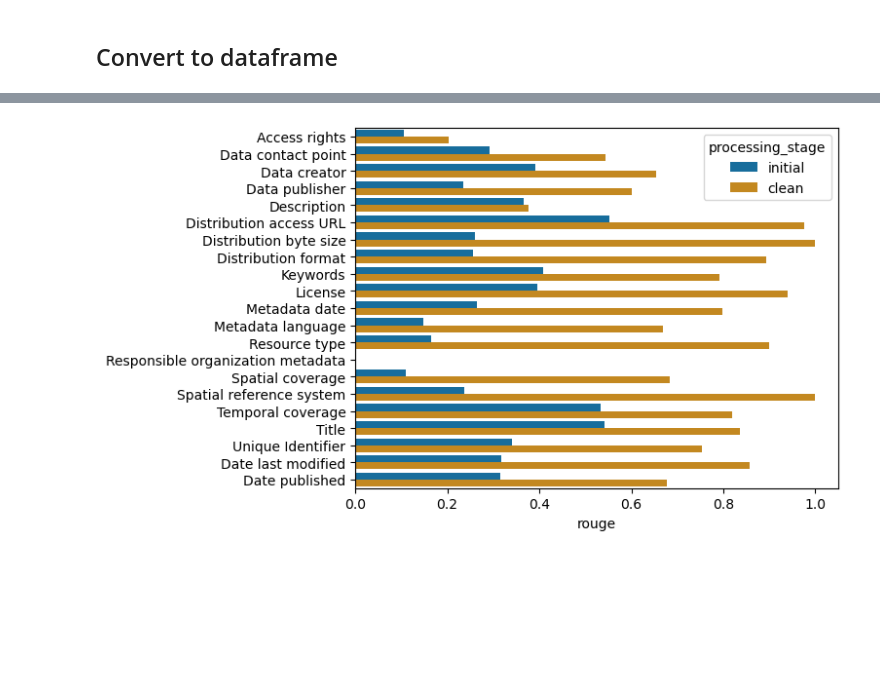
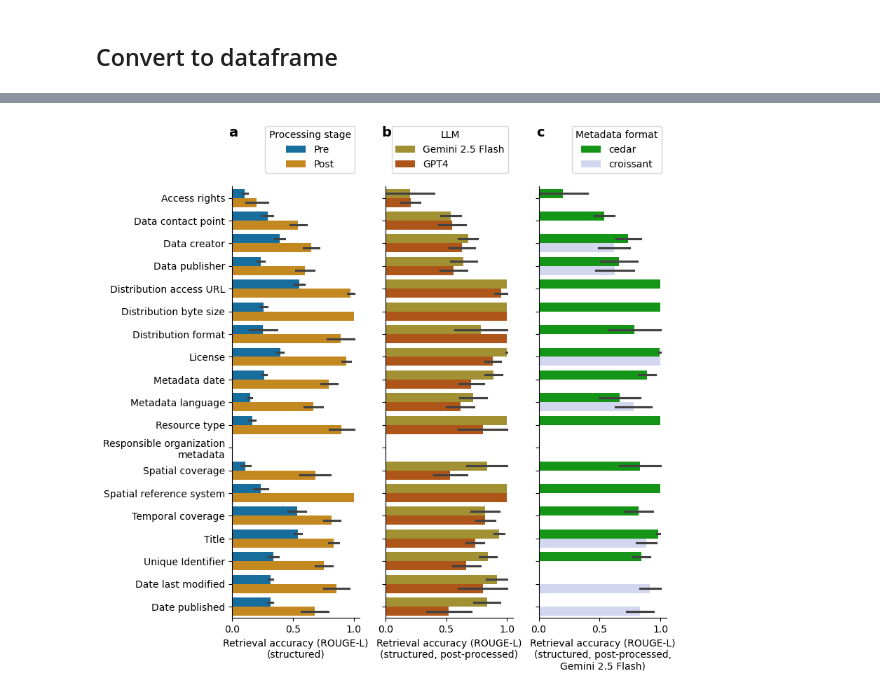
Before and after one commit to LTER-LIFE/meta-knowledge-harvesting, a Jupyter notebook: Evaluate LLM output.ipynb, the cells around one changed output, grey strips where cells are left out. Saved outputs shown, nothing was run; the diff lists cells and outputs as text; code cells hidden in the pictures; blank space fills up the shorter version.

```diff
--- a/Evaluate LLM output.ipynb
+++ b/Evaluate LLM output.ipynb
@@ -30,10 +30,16 @@ import utils_validation as uv
 
 evaluator_llm = LangchainLLMWrapper(ChatOpenAI(model="gpt-3.5-turbo"))
 evaluator_embeddings = LangchainEmbeddingsWrapper(OpenAIEmbeddings())
+
+fig_dir = 'figs/'
+def despine(ax):
+    for sp in ['top', 'right']:
+        ax.spines[sp].set_visible(False)
+    return ax
 # %%
-labels_annot, labels_pred, (list_ds_urls, list_metadata_fields) = uv.load_pred_and_annot(fp_pred='outputs/2025-06-04/cedar_openai_clean_entity_type_map.yaml',
+labels_annot, labels_pred, (list_ds_urls, list_metadata_fields_ALL) = uv.load_pred_and_annot(fp_pred='outputs/2025-06-04/cedar_openai_clean_entity_type_map.yaml',
                                                                                          fp_annot='outputs/annotations/ground_truth_metadata_annotations-2025-06-04.yaml',
-                                                                                         metadata_format='cedar')
+                                                                                         metadata_format='all')
 # %% [output]
 Loaded 16 annotations and predictions.
 # %%
@@ -69,6 +82,8 @@ fp_annot='outputs/annotations/ground_truth_metadata_annotations-2025-06-04.yaml'
 cols_evaluation = ['llm_name', 'metadata_format', 'processing_stage', 'url', 'metadata_field', 'findability',
                    'annot_missing', 'value_annot', 'value_pred',
                    'rouge', 'levenshtein']
+llm_name_mapping = {'gemini': 'Gemini 2.5 Flash', 'openai': 'GPT4'}
+postprocessing_mapping = {'clean': 'Post', 'initial': 'Pre'}
 if test_llm_metrics:
     cols_evaluation += ['relevancy', 'faithfulness']
 ds_scores = {x: [] for x in cols_evaluation}
@@ -94,9 +109,9 @@ for fp_pred in fp_pred_list:
             ds_scores['url'].append(url)
             ds_scores['metadata_field'].append(col_evaluate)
             ds_scores['findability'].append(labels_annot.get_findability(url, col_evaluate))
-            ds_scores['llm_name'].append(llm_name)
+            ds_scores['llm_name'].append(llm_name_mapping[llm_name])
             ds_scores['metadata_format'].append(metadata_format_name)
-            ds_scores['processing_stage'].append(processing_stage)
+            ds_scores['processing_stage'].append(postprocessing_mapping[processing_stage])
 
             field_annot = labels_annot.get_text(url, col_evaluate)
             assert field_annot is not None, f"Field {col_evaluate} not found in annotations for URL {url}."
@@ -237,5 +329,62 @@ df_scores
 # %%
-sns.barplot(data=df_scores_present_structured, x='rouge', y='metadata_field', hue='processing_stage', orient='h', errorbar=None)
-plt.ylabel('')
-# plt.title('Relevancy for exact metadata fields (present) pm sem')
+save_fig = True
+
+fig, ax = plt.subplots(1, 3, figsize=(8, 8))
+
+sns.barplot(data=df_scores_present_structured_exact, x='rouge', y='metadata_field',
+            hue='processing_stage', orient='h', errorbar='se', ax=ax[0])
+ax[0].set_ylabel('')
+ax[0].set_xlabel('Retrieval accuracy (ROUGE-L)\n(structured)')
+despine(ax[0])
+ax[0].legend(title='Processing stage', loc='lower right', bbox_to_anchor=(1, 1.02))
+# ax[0].set_title('Post-processing improves accuracy', fontsize=10, fontweight='bold')
+# ax[0].legend(title='Processing stage', loc='upper right', bbox_to_anchor=(1.15, 1))
+
+sns.barplot(data=df_scores_present_structured_exact[df_scores_present_structured_exact['processing_stage'] == 'Post'],
+            x='rouge', y='metadata_field', hue='llm_name',
+            orient='h', errorbar='se', ax=ax[1],
+            palette=["#b49e1f", "#c75000"])
+ax[1].set_ylabel('')
+ax[1].set_xlabel('Retrieval accuracy (ROUGE-L)\n(structured, post-processed)')
+despine(ax[1])
+ax[1].legend(title='LLM', loc='lower right', bbox_to_anchor=(1, 1.02))
+# ax[1].set_title('Comparison LLMs', fontsize=10, fontweight='bold')
+# ax[1].legend(title='LLM', loc='upper right', bbox_to_anchor=(1.15, 1))
+
+
+
+## Test differences between metadata formats
+sel_llm_name = 'Gemini 2.5 Flash'
+df_use = df_scores_present_structured_exact[np.logical_and(df_scores_present_structured_exact['processing_stage'] == 'Post',
+                                                           df_scores_present_structured_exact['llm_name'] == sel_llm_name)]
+# df_use = df_scores_present_structured_exact[df_scores_present_structured_exact['processing_stage'] == 'Post']
+sns.barplot(data=df_use,
+            x='rouge', y='metadata_field', hue='metadata_format',
+            orient='h', errorbar='se', ax=ax[2],
+            palette=["#00aa03", "#cdd4f4"])
+ax[2].set_ylabel('')
+ax[2].set_xlabel(f'Retrieval accuracy (ROUGE-L)\n(structured, post-processed,\n{sel_llm_name})')
+despine(ax[2])
+ax[2].legend(title='Metadata format', loc='lower right', bbox_to_anchor=(1, 1.02))
+# ax[2].set_title('Comparison metadata formats', fontsize=10, fontweight='bold')
+# ax[2].legend(title='Metadata format', loc='upper right', bbox_to_anchor=(1.3, 1))
+
+## assert yticklabels are the same for both subplots
+yticklabels_0 = [t.get_text() for t in ax[0].get_yticklabels()]
+yticklabels_1 = [t.get_text() for t in ax[1].get_yticklabels()]
+yticklabels_2 = [t.get_text() for t in ax[2].get_yticklabels()]
+assert yticklabels_0 == yticklabels_1, f"Y-tick labels are not the same: {yticklabels_0} != {yticklabels_1}"
+assert yticklabels_0 == yticklabels_2, f"Y-tick labels are not the same: {yticklabels_0} != {yticklabels_2}"
+yticklabels = [y  if y != 'Responsible organization metadata' else 'Responsible organization\nmetadata' for y in yticklabels_0]
+ax[0].set_yticklabels(yticklabels)  # Set y-tick labels for the first subplot
+ax[1].set_yticklabels(['' for _ in yticklabels_1])  # Remove y-tick labels from the second subplot
+ax[2].set_yticklabels(['' for _ in yticklabels_2])  # Remove y-tick labels from the third subplot
+# ax[2].set_title('Comparison metadata formats', fontsize=10, fontweight='bold')
+
+for iplot, letter in enumerate(['a', 'b', 'c']):
+    ax[iplot].annotate(letter, xy=(0.01, 1.125), textcoords='axes fraction',
+                fontsize=14, fontweight='bold', ha='center', va='center')
+
+if save_fig:
+    plt.savefig(os.path.join(fig_dir, 'metadata_retrieval_accuracy.pdf'), bbox_inches='tight', dpi=300)
 # %% [output]
@@ -243 +391 @@ Text(0, 0.5, '')
-[figure, old version]
+[figure, new version]
```
Also changed, not shown: parts of 25 cells of this notebook, 8 other files.
